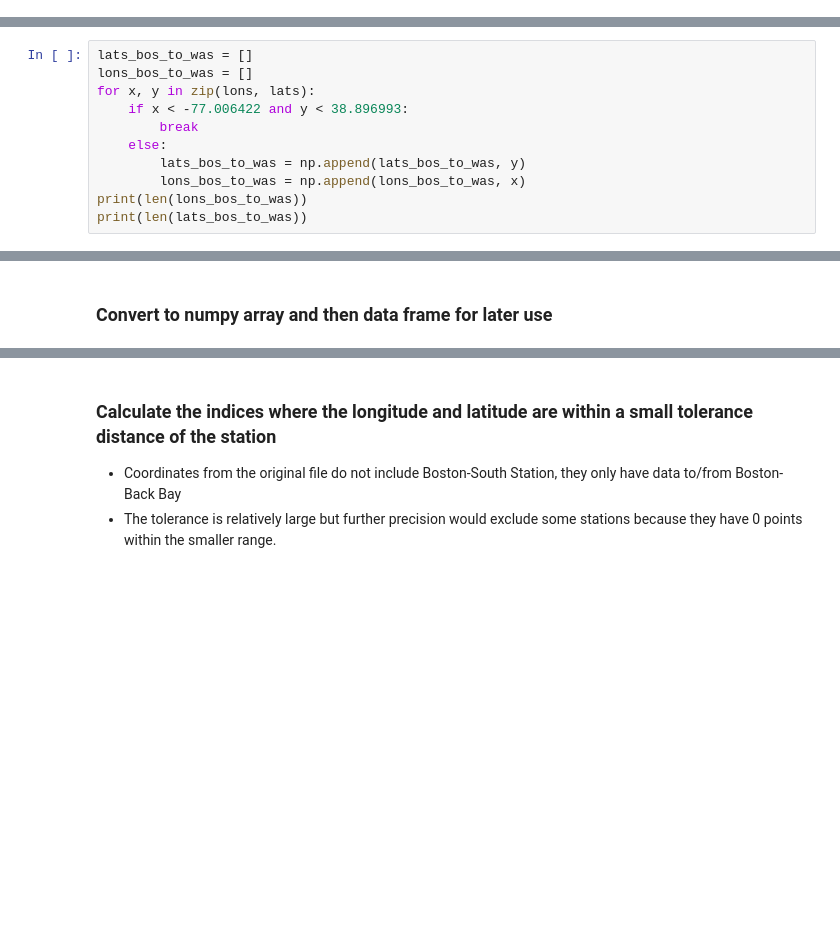
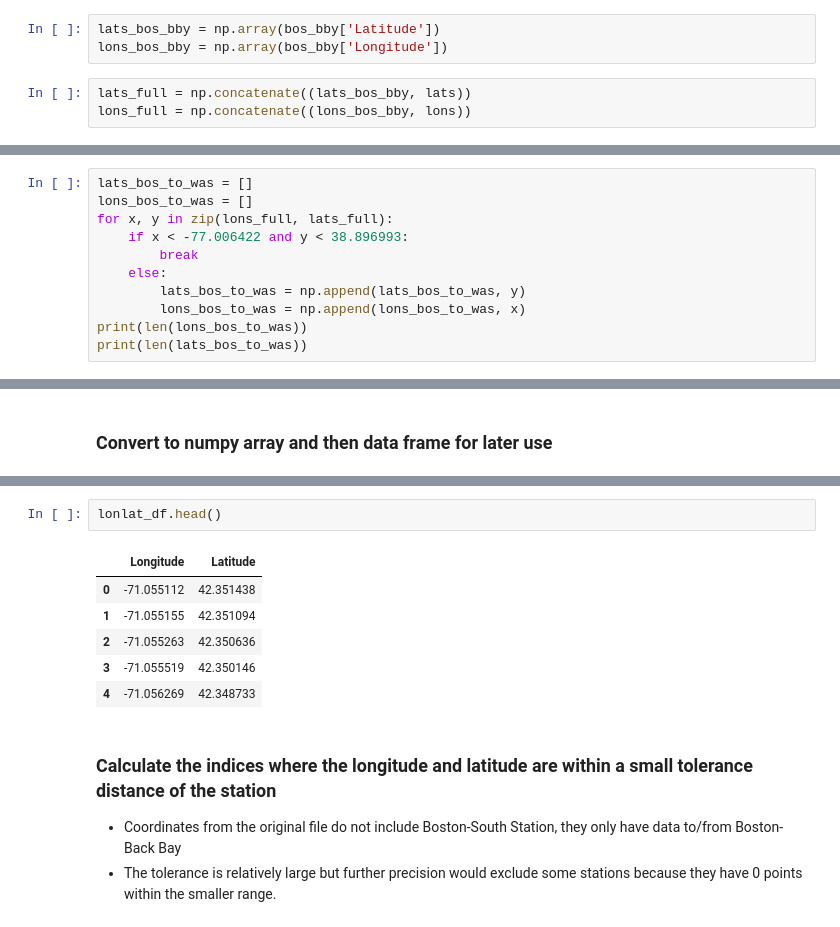
Before and after one commit to elizabeth-c-chen/data1050-amtrak-on-time-analysis, a Jupyter notebook: Determine_Station_Paths.ipynb, the cells around one changed output, grey strips where cells are left out. Drawn from its saved outputs; the diff is of its cells as text; blank space fills up the shorter version.

```diff
--- a/Determine_Station_Paths.ipynb
+++ b/Determine_Station_Paths.ipynb
@@ -186,9 +211,15 @@ lats = lats[::-1]
+# %%
+lats_bos_bby = np.array(bos_bby['Latitude'])
+lons_bos_bby = np.array(bos_bby['Longitude'])
+# %%
+lats_full = np.concatenate((lats_bos_bby, lats))
+lons_full = np.concatenate((lons_bos_bby, lons))
 # %% [markdown]
 ### Extract only Boston to Washington (exclude Virginia coordinates)
 # %%
 lats_bos_to_was = []
 lons_bos_to_was = []
-for x, y in zip(lons, lats):
+for x, y in zip(lons_full, lats_full):
     if x < -77.006422 and y < 38.896993:
         break
     else:
@@ -217,3 +248,12 @@ lonlat_df.tail()
+# %%
+lonlat_df.head()
+# %% [output]
+|  | Longitude | Latitude |
+| 0 | -71.055112 | 42.351438 |
+| 1 | -71.055155 | 42.351094 |
+| 2 | -71.055263 | 42.350636 |
+| 3 | -71.055519 | 42.350146 |
+| 4 | -71.056269 | 42.348733 |
 # %% [markdown]
 ### Calculate the indices where the longitude and latitude are within a small tolerance distance of the station
 * Coordinates from the original file do not include Boston-South Station, they only have data to/from Boston-Back Bay
```
Also changed, not shown: parts of 21 cells of this notebook, 8 other files.
